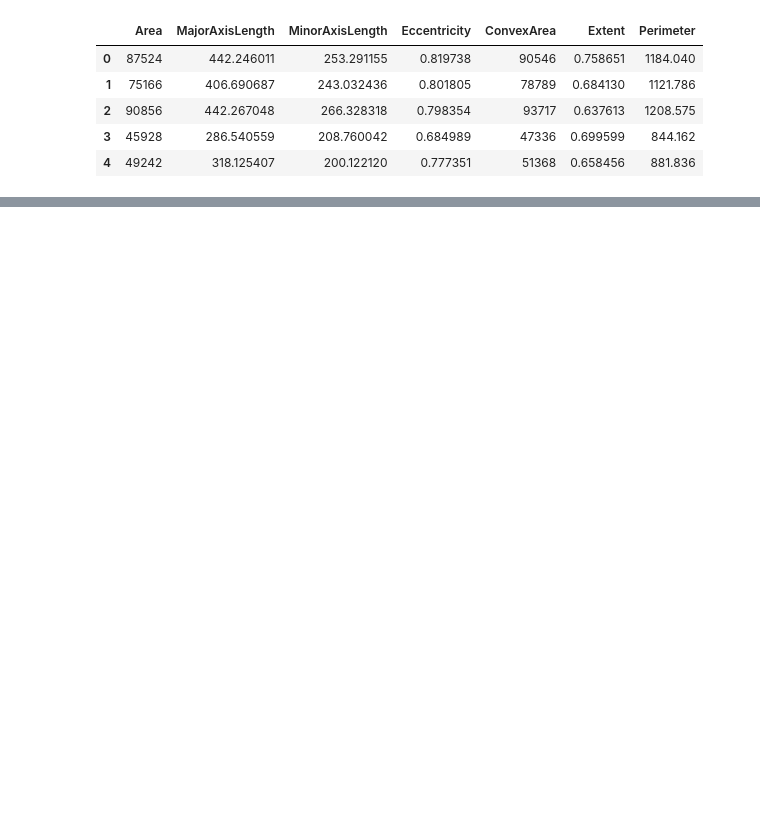
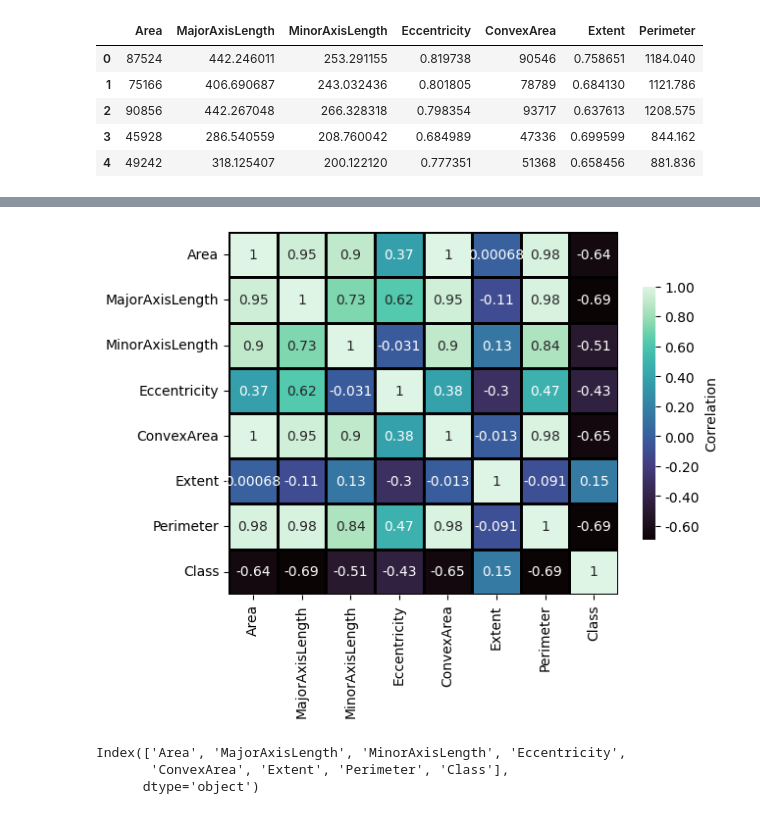
Before and after one commit to Md-Maruf-1727/Raisin-detection-using-naive-bayes, a Jupyter notebook: visualization_data.ipynb, the cells around one changed output, grey strips where cells are left out. Cells and saved outputs as stored; diff of their text form; code cells hidden in the pictures; blank space fills up the shorter version.

```diff
--- a/visualization_data.ipynb
+++ b/visualization_data.ipynb
@@ -37,0 +71,22 @@ for ax, col in zip(axes.flatten(), select_col.columns):
+# %%
+sns.heatmap(
+    df.corr(),                              # Compute correlation matrix for the DataFrame
+    annot=True,                             # Display correlation values on the heatmap
+    cmap='mako',                            # Apply color map
+    linewidths=2,                           # Set width of grid lines
+    linecolor='black',                      # Set color of grid lines
+    cbar_kws={
+        'shrink': 0.7,                     # Adjust color bar size
+        'label': "Correlation",            # Set color bar label
+        'format': '%.2f'                   # Format correlation values to 2 decimals
+    }
+)
+plt.show()                                  # Display the heatmap
+# %% [output]
+[figure, added]
+# %%
+df.columns
+# %% [output]
+Index(['Area', 'MajorAxisLength', 'MinorAxisLength', 'Eccentricity',
+       'ConvexArea', 'Extent', 'Perimeter', 'Class'],
+      dtype='object')
```
Also changed, not shown: parts of 5 cells of this notebook.
